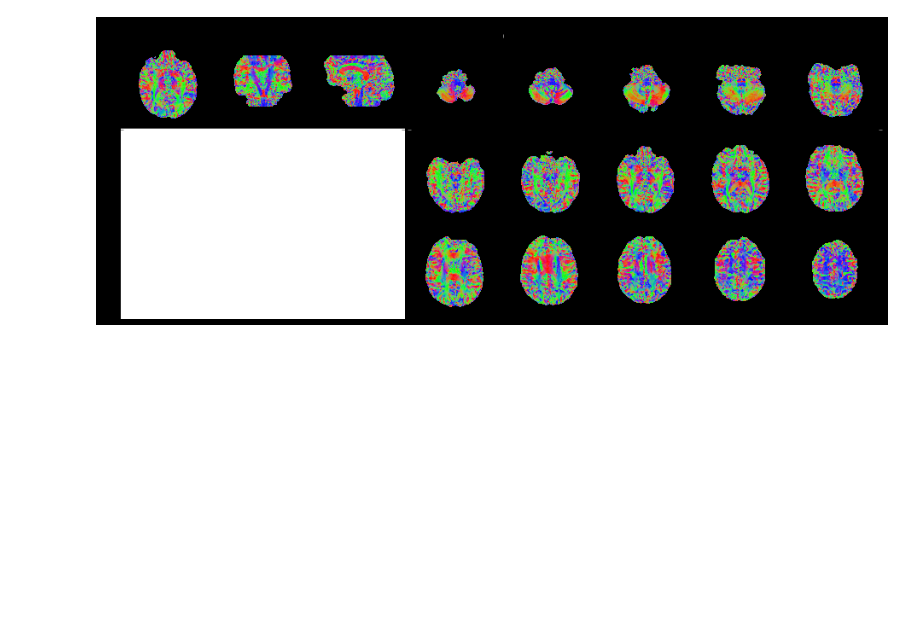
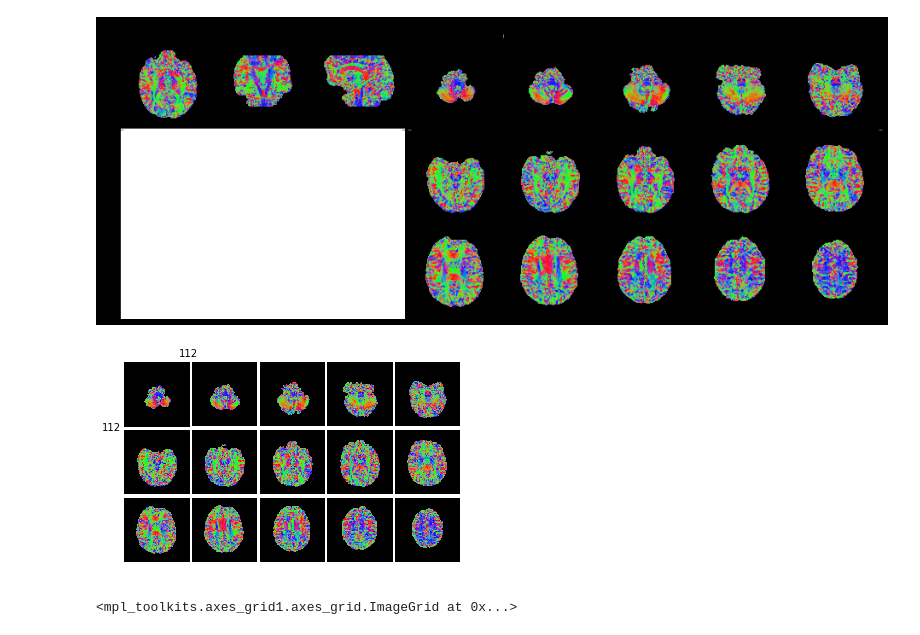
Before and after one commit to grlee77/pyvolplot, a Jupyter notebook: examples/volplot_color_montage.ipynb, the cells around one changed output. Saved outputs shown, nothing was run; the diff lists cells and outputs as text; code cells hidden in the pictures; blank space fills up the shorter version.

```diff
--- a/examples/volplot_color_montage.ipynb
+++ b/examples/volplot_color_montage.ipynb
@@ -62,0 +53,5 @@ im_list = volshow(vol_list, mode=['c', 'm'],
+# %%
+volshow(data[:,-1::-1,::4], mode='g', isRGB=True, figsize=[16, 8], transpose=False)
+# %% [output]
+[figure, added]
+<mpl_toolkits.axes_grid1.axes_grid.ImageGrid at 0x...>
```
Also changed, not shown: parts of 3 cells of this notebook, 5 other files.
